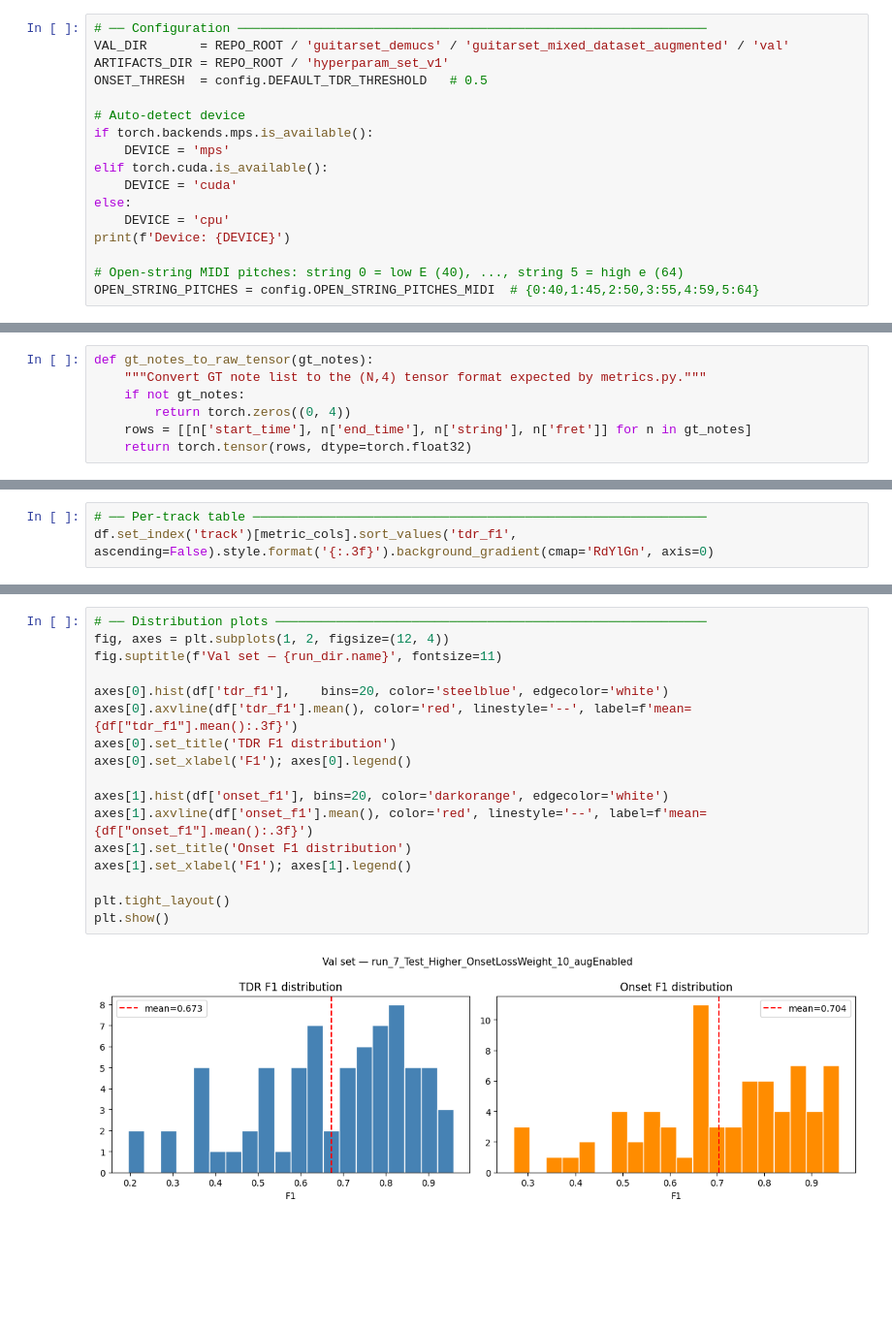
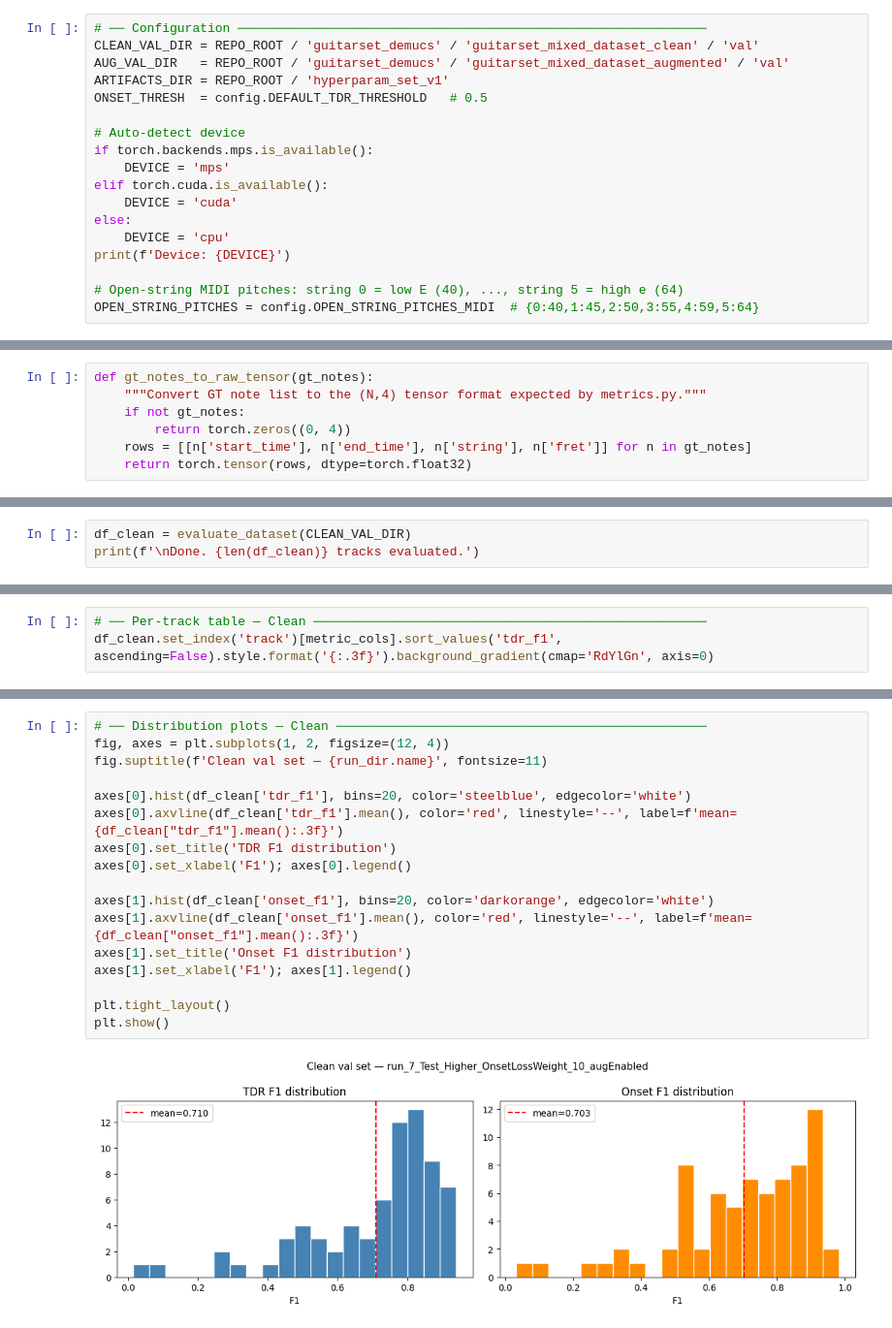
Before and after one commit to JCoji/Tablio, a Jupyter notebook: experiment2.ipynb, the cells around one changed output, grey strips where cells are left out. Shown at 97% size. Drawn from its saved outputs; the diff is of its cells as text; blank space fills up the shorter version.

Commit message:
Refactor experiments to run over clean and noist datasets

```diff
--- a/experiment2.ipynb
+++ b/experiment2.ipynb
@@ -28,7 +25,8 @@ from src.nodes import stem_extraction, load_model, predict
 from evaluation.metrics import calculate_note_level_metrics, calculate_onset_event_metrics
 # %%
 # ── Configuration ──────────────────────────────────────────────────────────────
-VAL_DIR       = REPO_ROOT / 'guitarset_demucs' / 'guitarset_mixed_dataset_augmented' / 'val'
+CLEAN_VAL_DIR = REPO_ROOT / 'guitarset_demucs' / 'guitarset_mixed_dataset_clean' / 'val'
+AUG_VAL_DIR   = REPO_ROOT / 'guitarset_demucs' / 'guitarset_mixed_dataset_augmented' / 'val'
 ARTIFACTS_DIR = REPO_ROOT / 'hyperparam_set_v1'
 ONSET_THRESH  = config.DEFAULT_TDR_THRESHOLD   # 0.5
 
@@ -187,0 +162,3 @@ INFO:stem_extraction:Stem saved to: /Users/jonathanc/dev/Tablio/output/extracted
+# %%
+df_clean = evaluate_dataset(CLEAN_VAL_DIR)
+print(f'\nDone. {len(df_clean)} tracks evaluated.')
@@ -205,6 +212,6 @@ onset_f1        0.704   0.730 0.174
 # %%
-# ── Per-track table ────────────────────────────────────────────────────────────
-df.set_index('track')[metric_cols].sort_values('tdr_f1', ascending=False).style.format('{:.3f}').background_gradient(cmap='RdYlGn', axis=0)
+# ── Per-track table — Clean ────────────────────────────────────────────────────
+df_clean.set_index('track')[metric_cols].sort_values('tdr_f1', ascending=False).style.format('{:.3f}').background_gradient(cmap='RdYlGn', axis=0)
 # %% [output]
 |  | tdr_precision | tdr_recall | tdr_f1 | onset_precision | onset_recall | onset_f1 |
 | track |  |  |  |  |  |  |
@@ -227,20 +234,20 @@ df.set_index('track')[metric_cols].sort_values('tdr_f1', ascending=False).style.
 # %%
-# ── Distribution plots ─────────────────────────────────────────────────────────
+# ── Distribution plots — Clean ─────────────────────────────────────────────────
 fig, axes = plt.subplots(1, 2, figsize=(12, 4))
-fig.suptitle(f'Val set — {run_dir.name}', fontsize=11)
+fig.suptitle(f'Clean val set — {run_dir.name}', fontsize=11)
 
-axes[0].hist(df['tdr_f1'],    bins=20, color='steelblue', edgecolor='white')
-axes[0].axvline(df['tdr_f1'].mean(), color='red', linestyle='--', label=f'mean={df["tdr_f1"].mean():.3f}')
+axes[0].hist(df_clean['tdr_f1'], bins=20, color='steelblue', edgecolor='white')
+axes[0].axvline(df_clean['tdr_f1'].mean(), color='red', linestyle='--', label=f'mean={df_clean["tdr_f1"].mean():.3f}')
 axes[0].set_title('TDR F1 distribution')
 axes[0].set_xlabel('F1'); axes[0].legend()
 
-axes[1].hist(df['onset_f1'], bins=20, color='darkorange', edgecolor='white')
-axes[1].axvline(df['onset_f1'].mean(), color='red', linestyle='--', label=f'mean={df["onset_f1"].mean():.3f}')
+axes[1].hist(df_clean['onset_f1'], bins=20, color='darkorange', edgecolor='white')
+axes[1].axvline(df_clean['onset_f1'].mean(), color='red', linestyle='--', label=f'mean={df_clean["onset_f1"].mean():.3f}')
 axes[1].set_title('Onset F1 distribution')
 axes[1].set_xlabel('F1'); axes[1].legend()
 
 plt.tight_layout()
 plt.show()
 # %% [output]
-[figure, old version]
+[figure, new version]
 # %%
```
Also changed, not shown: parts of 18 cells of this notebook, 5 other files.
